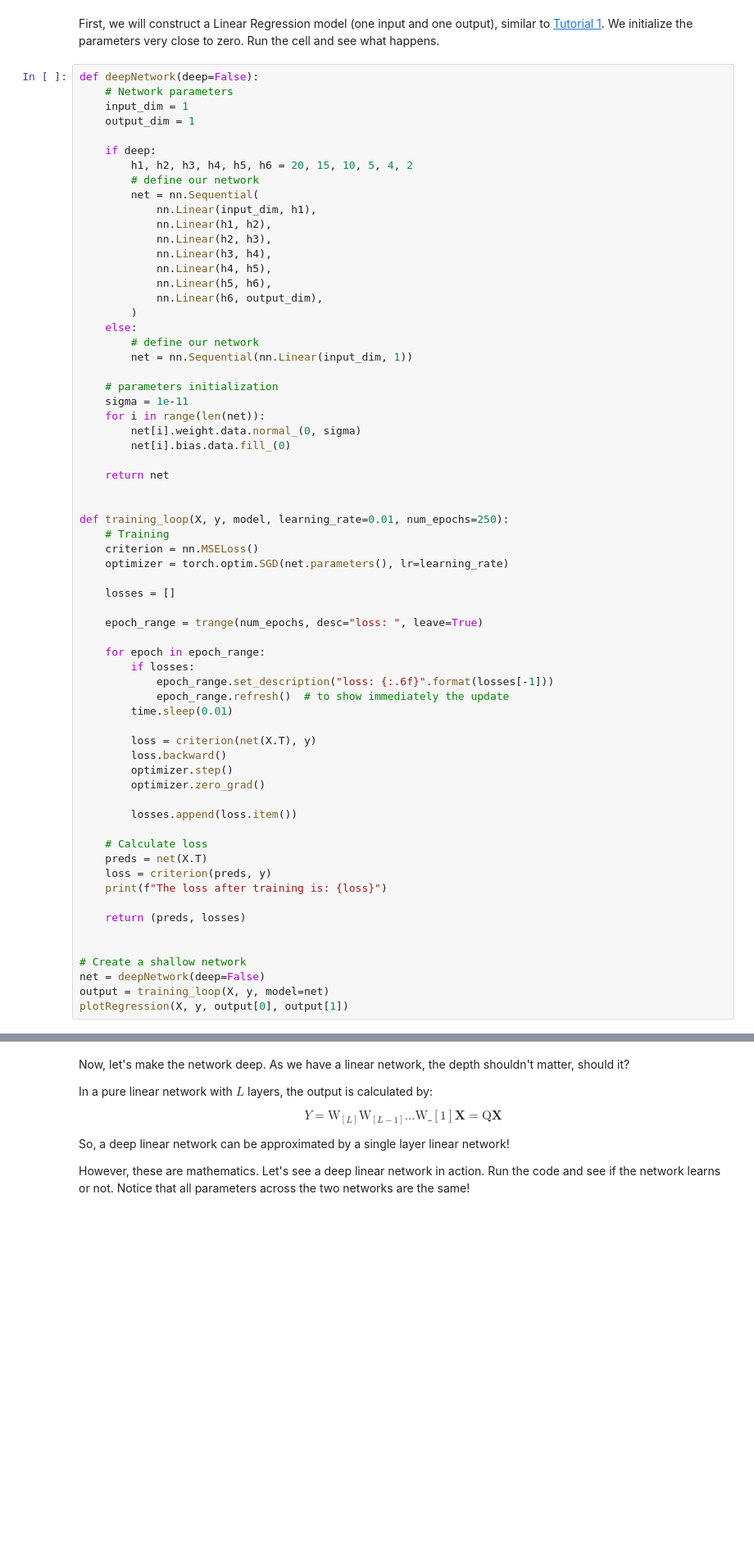
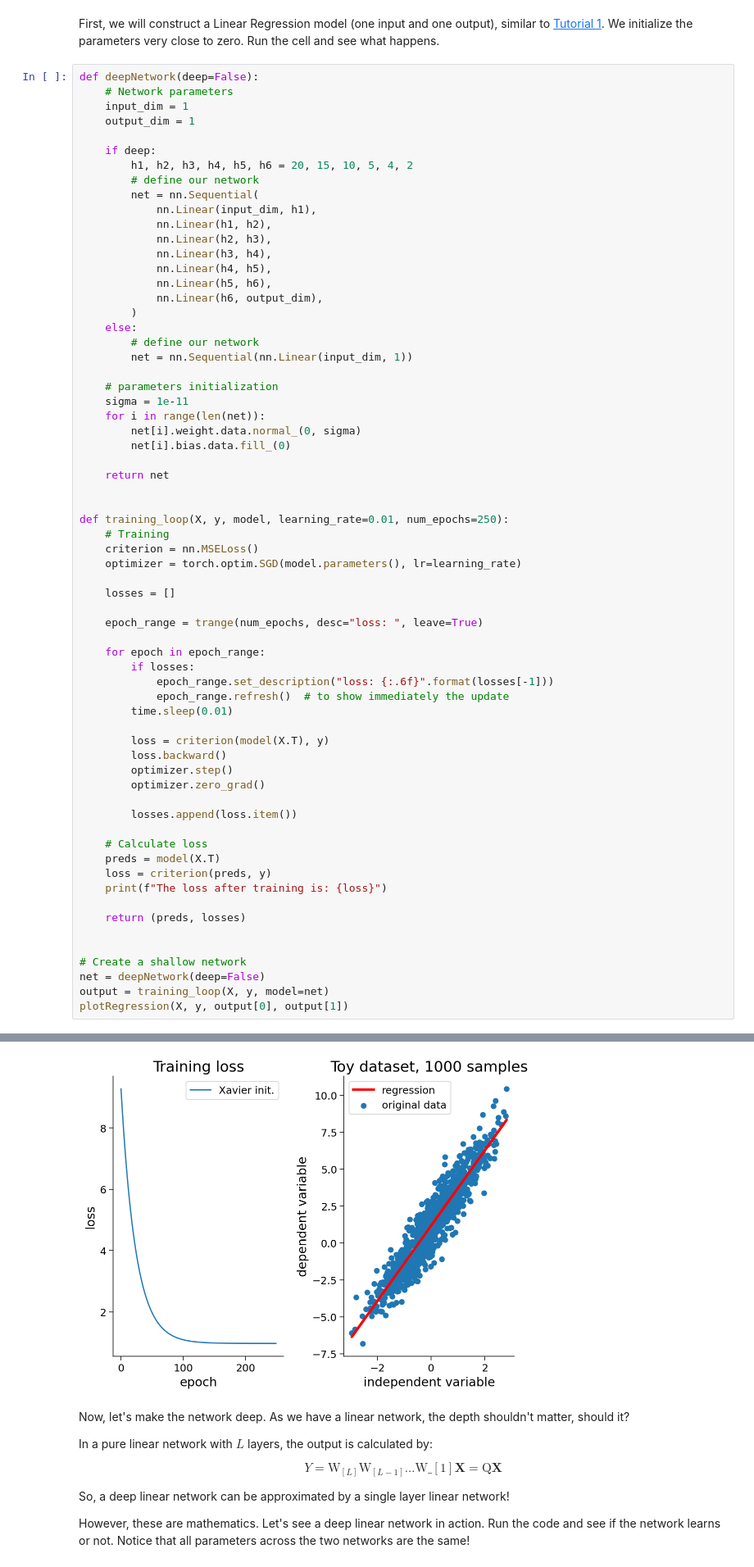
Before and after one commit to miltondp/k99_courses, a Jupyter notebook: cis_522/classes/01_24-week2/CIS_522_W2D2_Tutorial_–_Student_Version.ipynb, the cells around one changed output, grey strips where cells are left out. Shown at 82% size. Cells and saved outputs as stored; diff of their text form; blank space fills up the shorter version.

```diff
--- a/cis_522/classes/01_24-week2/CIS_522_W2D2_Tutorial_–_Student_Version.ipynb
+++ b/cis_522/classes/01_24-week2/CIS_522_W2D2_Tutorial_–_Student_Version.ipynb
@@ -751,7 +756,7 @@ def deepNetwork(deep=False):
 def training_loop(X, y, model, learning_rate=0.01, num_epochs=250):
     # Training
     criterion = nn.MSELoss()
-    optimizer = torch.optim.SGD(net.parameters(), lr=learning_rate)
+    optimizer = torch.optim.SGD(model.parameters(), lr=learning_rate)
 
     losses = []
 
@@ -763,7 +768,7 @@ def training_loop(X, y, model, learning_rate=0.01, num_epochs=250):
             epoch_range.refresh()  # to show immediately the update
         time.sleep(0.01)
 
-        loss = criterion(net(X.T), y)
+        loss = criterion(model(X.T), y)
         loss.backward()
         optimizer.step()
         optimizer.zero_grad()
@@ -771,7 +776,7 @@ def training_loop(X, y, model, learning_rate=0.01, num_epochs=250):
         losses.append(loss.item())
 
     # Calculate loss
-    preds = net(X.T)
+    preds = model(X.T)
     loss = criterion(preds, y)
     print(f"The loss after training is: {loss}")
 
@@ -782,3 +787,4 @@ def training_loop(X, y, model, learning_rate=0.01, num_epochs=250):
 net = deepNetwork(deep=False)
 output = training_loop(X, y, model=net)
 plotRegression(X, y, output[0], output[1])
+# %% [output]
@@ -785,3 +792,4 @@ plotRegression(X, y, output[0], output[1])
+[figure, added]
 # %% [markdown]
 Now, let's make the network deep. As we have a linear network, the depth shouldn't matter, should it?
 
```
Also changed, not shown: parts of 4 cells of this notebook.
